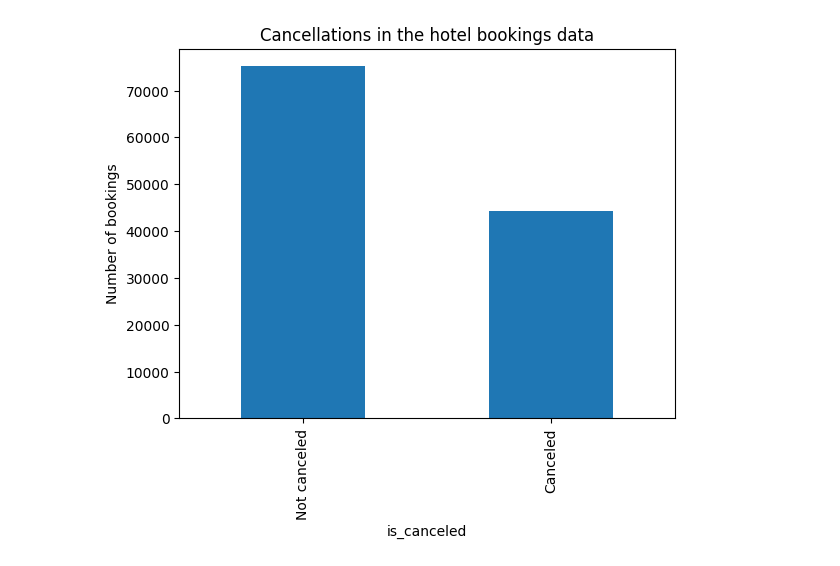
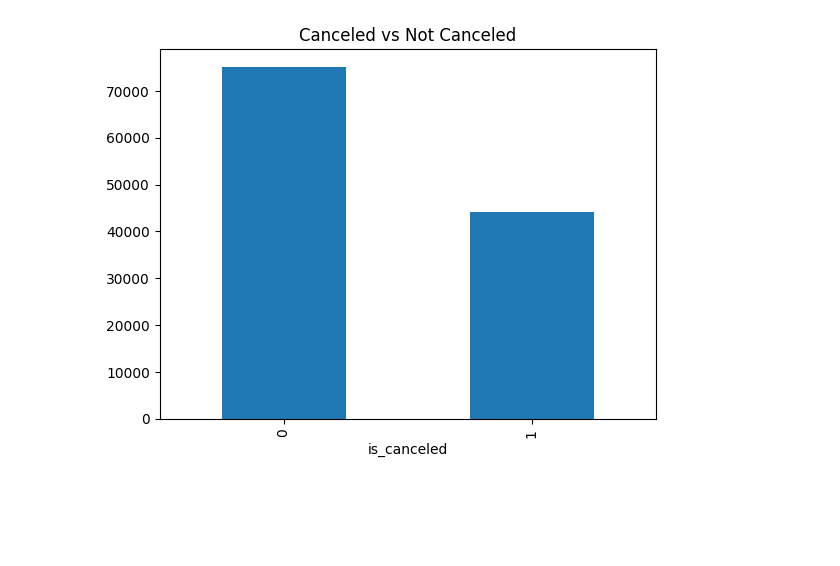
Before and after one commit to lnc2131/BA305-A1---hotel-bookings, a Jupyter notebook: 01_data_exploration.ipynb, the cells around one changed output. Drawn from its saved outputs; the diff is of its cells as text; code cells hidden in the pictures; blank space fills up the shorter version.

```diff
--- a/01_data_exploration.ipynb
+++ b/01_data_exploration.ipynb
@@ -21,8 +18,6 @@ df.head()
 # %%
 df['is_canceled'].value_counts().plot(kind='bar')
-plt.xticks([0, 1], ['Not canceled', 'Canceled'])
-plt.ylabel('Number of bookings')
-plt.title('Cancellations in the hotel bookings data')
+plt.title('Canceled vs Not Canceled')
 plt.show()
 # %% [output]
-[figure, old version]
+[figure, new version]
```
Also changed, not shown: parts of 5 cells of this notebook.
